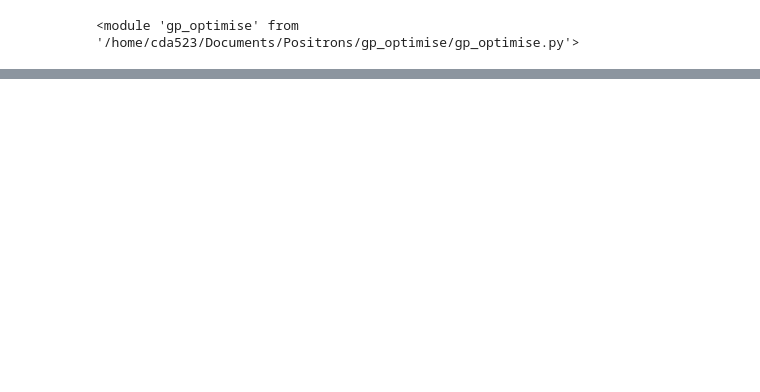
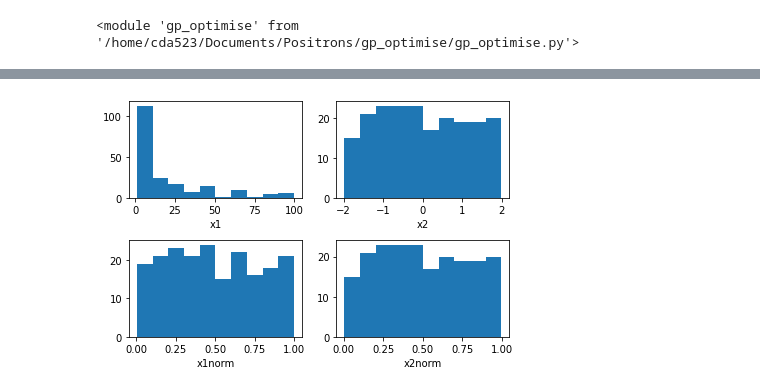
Before and after one commit to ChrisArran/gp_optimise, a Jupyter notebook: gp_test.ipynb, the cells around one changed output, grey strips where cells are left out. Drawn from its saved outputs; the diff is of its cells as text; code cells hidden in the pictures; blank space fills up the shorter version.

```diff
--- a/gp_test.ipynb
+++ b/gp_test.ipynb
@@ -32 +58,24 @@ Increase the number of iterations (max_iter) or scale the data as shown in:
+# %%
+from scipy.stats import norm,uniform,loguniform
+X,Xnorm = gpo.create_Xgrid(200)
+
+plt.subplot(2,2,1)
+plt.hist(X[:,0])
+plt.xlabel(gpo.dims[0]['name'])
+
+plt.subplot(2,2,2)
+plt.hist(X[:,1])
+plt.xlabel(gpo.dims[1]['name'])
+
+plt.subplot(2,2,3)
+plt.hist(Xnorm[:,0])
+plt.xlabel(gpo.dims[0]['name']+'norm')
+
+plt.subplot(2,2,4)
+plt.hist(Xnorm[:,1])
+plt.xlabel(gpo.dims[1]['name']+'norm')
+
+plt.tight_layout()
+# %% [output]
+[figure, added]
 # %%
```
Also changed, not shown: parts of 12 cells of this notebook.
